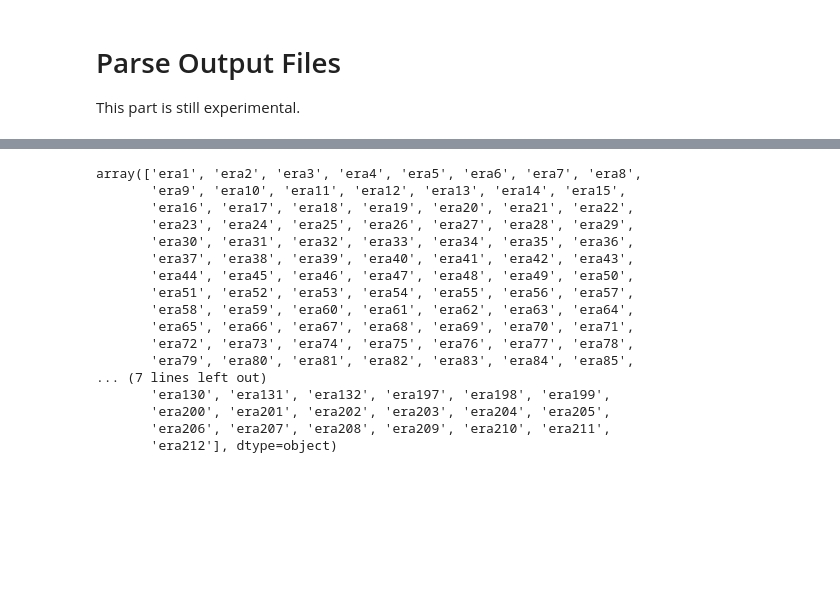
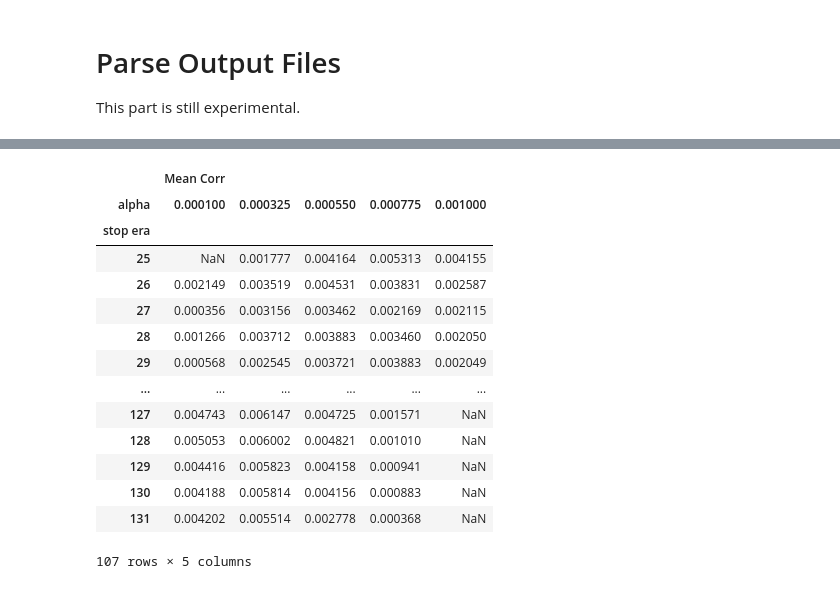
Before and after one commit to djliden/numerai_utils, a Jupyter notebook: notebooks/Template.ipynb, the cells around one changed output, grey strips where cells are left out. Cells and saved outputs as stored; diff of their text form; code cells hidden in the pictures; blank space fills up the shorter version.

```diff
--- a/notebooks/Template.ipynb
+++ b/notebooks/Template.ipynb
@@ -277,20 +302,0 @@ results_summary.sort_values(['model', 'alpha'])
-# %%
-era_split.eras.unique()
-# %% [output]
-array(['era1', 'era2', 'era3', 'era4', 'era5', 'era6', 'era7', 'era8',
-       'era9', 'era10', 'era11', 'era12', 'era13', 'era14', 'era15',
-       'era16', 'era17', 'era18', 'era19', 'era20', 'era21', 'era22',
-       'era23', 'era24', 'era25', 'era26', 'era27', 'era28', 'era29',
-       'era30', 'era31', 'era32', 'era33', 'era34', 'era35', 'era36',
-       'era37', 'era38', 'era39', 'era40', 'era41', 'era42', 'era43',
-       'era44', 'era45', 'era46', 'era47', 'era48', 'era49', 'era50',
-       'era51', 'era52', 'era53', 'era54', 'era55', 'era56', 'era57',
-       'era58', 'era59', 'era60', 'era61', 'era62', 'era63', 'era64',
-       'era65', 'era66', 'era67', 'era68', 'era69', 'era70', 'era71',
-       'era72', 'era73', 'era74', 'era75', 'era76', 'era77', 'era78',
-       'era79', 'era80', 'era81', 'era82', 'era83', 'era84', 'era85',
-... (7 lines left out)
-       'era130', 'era131', 'era132', 'era197', 'era198', 'era199',
-       'era200', 'era201', 'era202', 'era203', 'era204', 'era205',
-       'era206', 'era207', 'era208', 'era209', 'era210', 'era211',
-       'era212'], dtype=object)
@@ -296,0 +305,19 @@ array(['era1', 'era2', 'era3', 'era4', 'era5', 'era6', 'era7', 'era8',
+# %%
+pd.pivot_table(results_summary, values = ['Mean Corr'],
+               index = ['stop era'], columns = ['alpha'])
+# %% [output]
+|  | Mean Corr |  |  |  |  |
+| alpha | 0.000100 | 0.000325 | 0.000550 | 0.000775 | 0.001000 |
+| stop era |  |  |  |  |  |
+| 25 | NaN | 0.001777 | 0.004164 | 0.005313 | 0.004155 |
+| 26 | 0.002149 | 0.003519 | 0.004531 | 0.003831 | 0.002587 |
+| 27 | 0.000356 | 0.003156 | 0.003462 | 0.002169 | 0.002115 |
+| 28 | 0.001266 | 0.003712 | 0.003883 | 0.003460 | 0.002050 |
+| 29 | 0.000568 | 0.002545 | 0.003721 | 0.003883 | 0.002049 |
+| ... | ... | ... | ... | ... | ... |
+| 127 | 0.004743 | 0.006147 | 0.004725 | 0.001571 | NaN |
+| 128 | 0.005053 | 0.006002 | 0.004821 | 0.001010 | NaN |
+| 129 | 0.004416 | 0.005823 | 0.004158 | 0.000941 | NaN |
+| 130 | 0.004188 | 0.005814 | 0.004156 | 0.000883 | NaN |
+| 131 | 0.004202 | 0.005514 | 0.002778 | 0.000368 | NaN |
+107 rows × 5 columns
```
Also changed, not shown: parts of 10 cells of this notebook.
